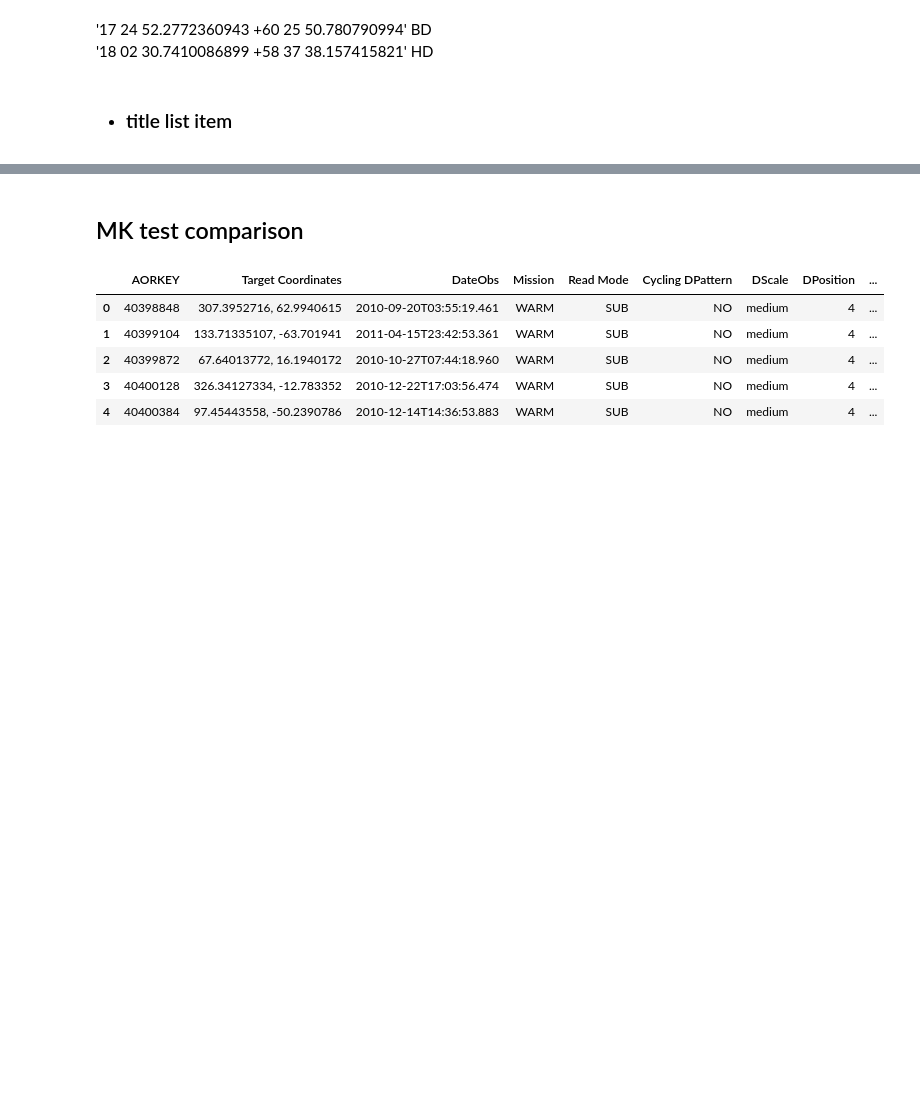
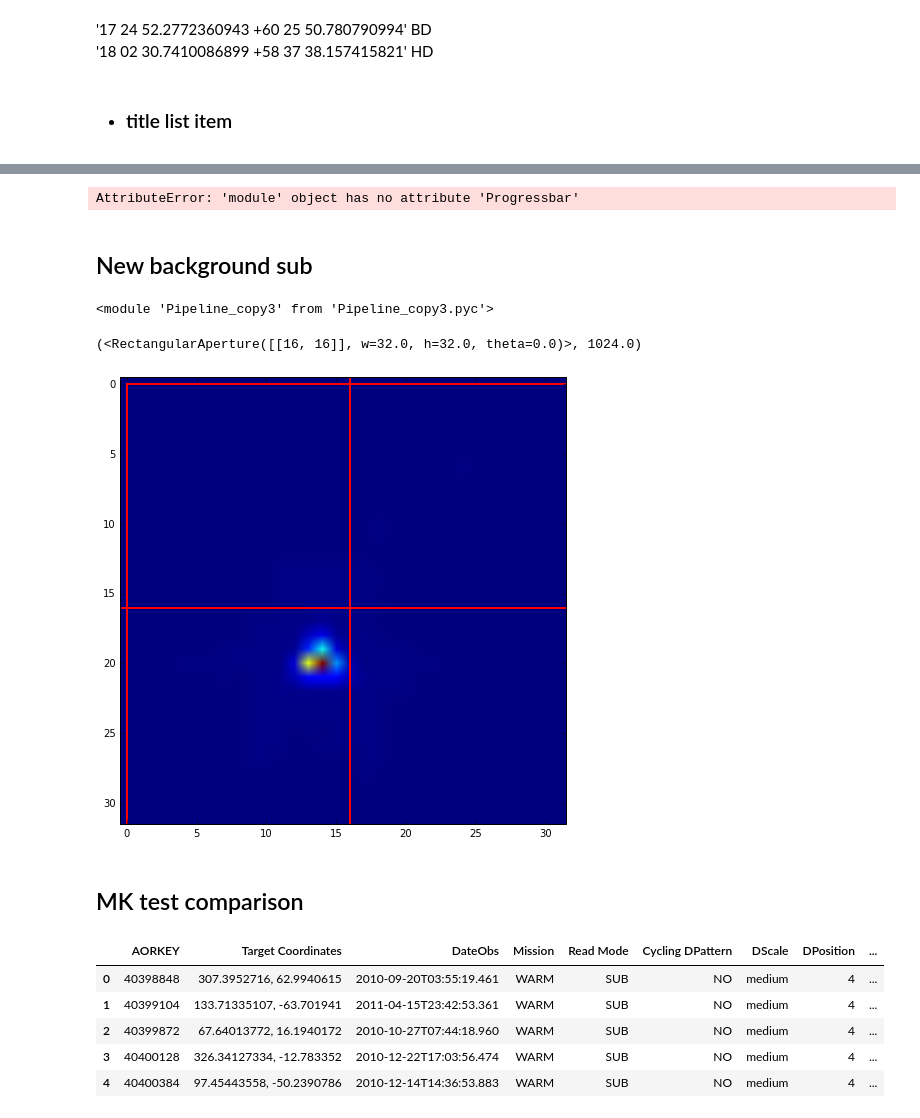
Before and after one commit to eas342/IRAC_photometry, a Jupyter notebook: Experiments/Code Testing.ipynb, the cells around one changed output, grey strips where cells are left out. Drawn from its saved outputs; the diff is of its cells as text; code cells hidden in the pictures; blank space fills up the shorter version.

```diff
--- a/Experiments/Code Testing.ipynb
+++ b/Experiments/Code Testing.ipynb
@@ -30,2 +35,32 @@ plt.rcParams['figure.figsize'] = (10,8)
+# %%
+progress = progressbar.Progressbar
+for i in progress(range(30)):
+    time.sleep(0.1)
+# %% [output]
+AttributeError: 'module' object has no attribute 'Progressbar'
+# %% [markdown]
+## New background sub
+# %%
+reload(func)
+reload(pipe)
+# %% [output]
+<module 'Pipeline_copy3' from 'Pipeline_copy3.pyc'>
+# %%
+hdu = fits.open('/data1/phot_cal/spitzer/michaela/r40398848/ch1/bcd/SPITZER_I1_40398848_0000_0000_2_sub2d.fits')
+hdr = hdu[0].header
+img = hdu[0].data
+hdu.close()
+# %%
+flux, ap = func.photometry(img, [16], [16], index=0, shape='Rect', ht=32, wid=32)
+ap, ap.area()
+# %% [output]
+(<RectangularAperture([[16, 16]], w=32.0, h=32.0, theta=0.0)>, 1024.0)
+# %%
+plt.imshow(img)
+plt.axhline(y = 16, color = 'r', linewidth = 2)
+plt.axvline(x = 16, color = 'r', linewidth = 2)
+ap.plot(color = 'r', linewidth = 2)
+# %% [output]
+[figure, added]
 # %% [markdown]
 ## MK test comparison
```
Also changed, not shown: parts of 15 cells of this notebook, 5 other files.
